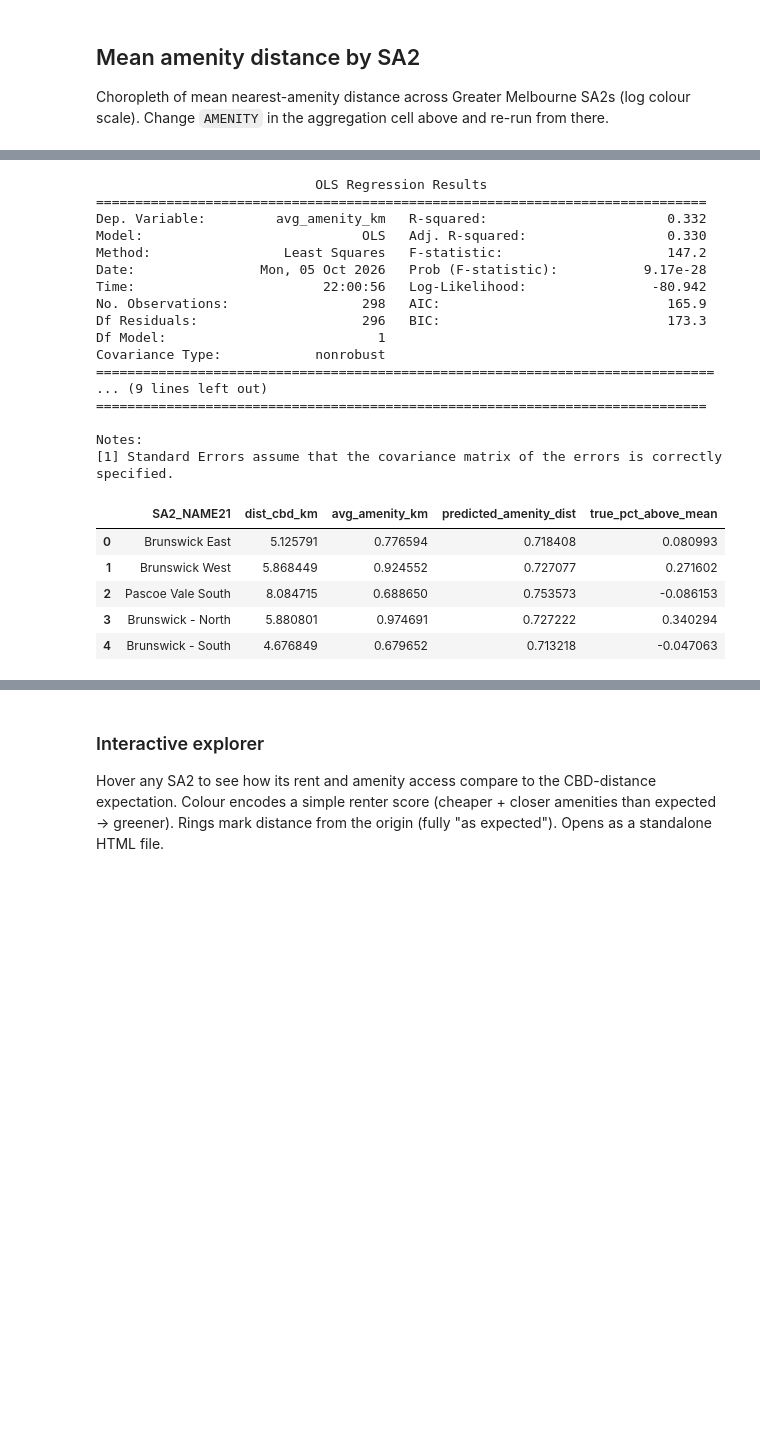
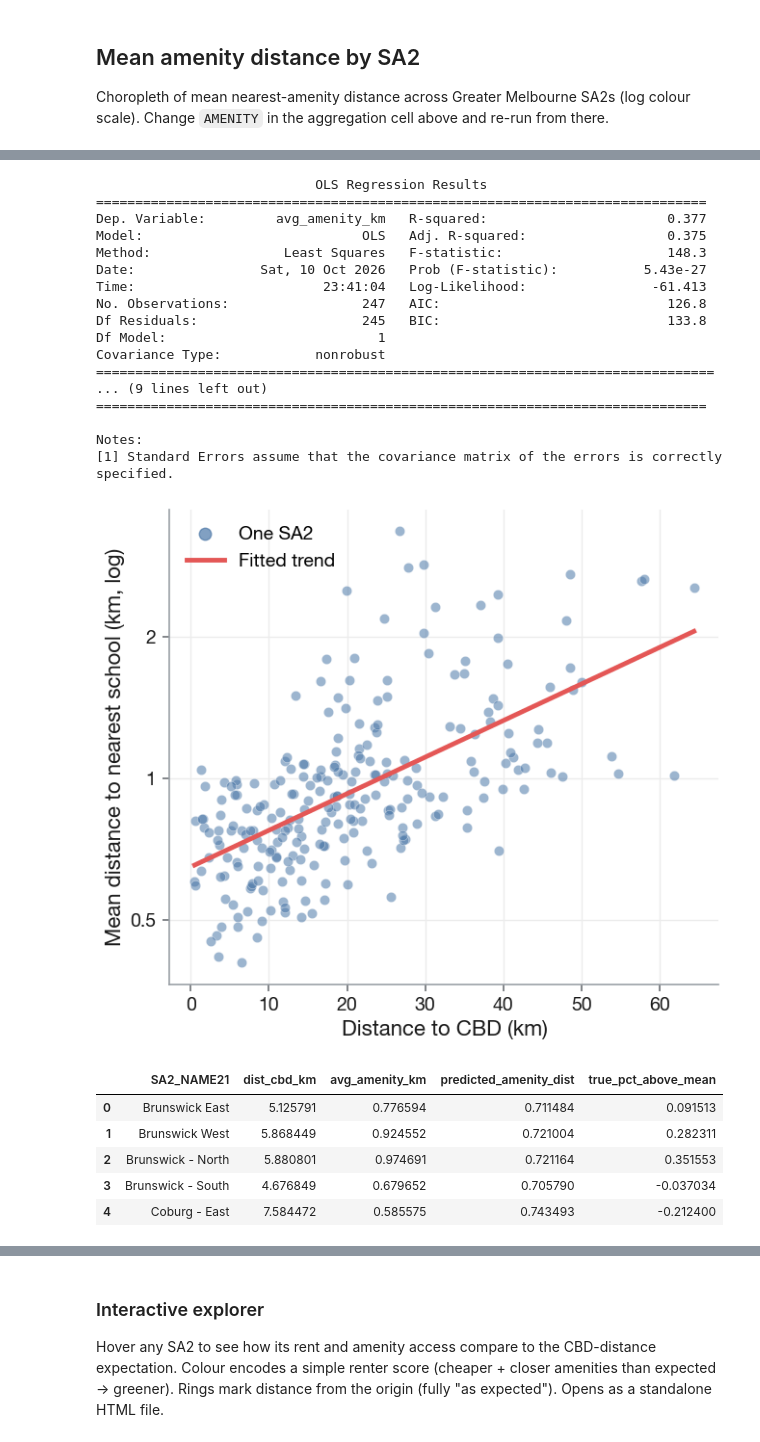
Before and after one commit to Aditya048/real-estate-industry-project, a Jupyter notebook: modelling/liveability/liveability_exploration.ipynb, the cells around one changed output, grey strips where cells are left out. Cells and saved outputs as stored; diff of their text form; code cells hidden in the pictures; blank space fills up the shorter version.

```diff
--- a/modelling/liveability/liveability_exploration.ipynb
+++ b/modelling/liveability/liveability_exploration.ipynb
@@ -94,7 +234,7 @@ Only SA2s with at least `MIN_N` listings are kept (applied upstream so amenity,
 #   nearest_school_km, nearest_train_station_km, nearest_park_km,
 #   nearest_supermarket_km, nearest_tram_stop_km, nearest_bus_stop_km
 AMENITY = "nearest_school_km"
-MIN_N = 5  # drop SA2s with fewer listings (noise / one-off extremes)
+MIN_N = 10  # drop SA2s with fewer listings (noise / one-off extremes)
 
 # Melbourne GPO (approx. CBD reference point)
 CBD_LAT, CBD_LON = -37.8136, 144.9631
@@ -120,16 +260,20 @@ points = gpd.GeoDataFrame(
 
 joined = gpd.sjoin(points, zones[["SA2_NAME21", "geometry"]], how="inner", predicate="within")
 
-n_by_sa2 = joined.groupby("SA2_NAME21").size()
-eligible_sa2s = n_by_sa2[n_by_sa2 >= MIN_N].index
-n_dropped = int((n_by_sa2 < MIN_N).sum())
-joined = joined[joined["SA2_NAME21"].isin(eligible_sa2s)].copy()
-
-avg_by_sa2 = (
+avg_all = (
     joined.groupby("SA2_NAME21")
     .agg(avg_amenity_km=(AMENITY, "mean"), n_listings=("SA2_NAME21", "size"))
     .reset_index()
 )
+# Choropleth only: every SA2 with at least one listing. Other charts keep MIN_N.
+sa2_map = (
+    zones_m[["SA2_NAME21", "geometry", "dist_cbd_km"]]
+    .merge(avg_all, on="SA2_NAME21", how="inner")
+)
+
+n_dropped = int((avg_all["n_listings"] < MIN_N).sum())
+avg_by_sa2 = avg_all[avg_all["n_listings"] >= MIN_N].copy()
+joined = joined[joined["SA2_NAME21"].isin(avg_by_sa2["SA2_NAME21"])].copy()
 
 sa2 = (
     zones_m[["SA2_NAME21", "geometry", "dist_cbd_km"]]
@@ -226,13 +362,13 @@ print(amenity_fit.summary())
 # %% [output]
                             OLS Regression Results
 ==============================================================================
-Dep. Variable:         avg_amenity_km   R-squared:                       0.332
-Model:                            OLS   Adj. R-squared:                  0.330
-Method:                 Least Squares   F-statistic:                     147.2
-Date:                Mon, 05 Oct 2026   Prob (F-statistic):           9.17e-28
-Time:                        22:00:56   Log-Likelihood:                -80.942
-No. Observations:                 298   AIC:                             165.9
-Df Residuals:                     296   BIC:                             173.3
+Dep. Variable:         avg_amenity_km   R-squared:                       0.377
+Model:                            OLS   Adj. R-squared:                  0.375
+Method:                 Least Squares   F-statistic:                     148.3
+Date:                Sat, 10 Oct 2026   Prob (F-statistic):           5.43e-27
+Time:                        23:41:04   Log-Likelihood:                -61.413
+No. Observations:                 247   AIC:                             126.8
+Df Residuals:                     245   BIC:                             133.8
 Df Model:                           1
 Covariance Type:            nonrobust
 ===============================================================================
@@ -244,15 +380,38 @@ Notes:
 # %%
 fit_df["predicted_amenity_dist"] = np.exp(amenity_fit.predict(X))
 fit_df["true_pct_above_mean"] = (
     (fit_df["avg_amenity_km"] - fit_df["predicted_amenity_dist"])
     / fit_df["predicted_amenity_dist"]
 )
 
+# Linearized view: log(amenity) ~ dist  →  straight line on linear-x / log-y
+x_line = np.linspace(fit_df["dist_cbd_km"].min(), fit_df["dist_cbd_km"].max(), 300)
+fig, ax = plt.subplots(figsize=HALF)
+scatter_sa2(ax, fit_df["dist_cbd_km"], fit_df["avg_amenity_km"])
+ax.plot(
+    x_line, np.exp(amenity_fit.predict(sm.add_constant(x_line))),
+    color=FIT, linewidth=FIT_LW, zorder=3, label="Fitted",
+)
+ax.set_yscale("log")
+log_axis(ax.yaxis, fit_df["avg_amenity_km"].min(), fit_df["avg_amenity_km"].max())
+style_axes(ax, grid="both")
+ax.set_xlabel("Distance to CBD (km)")
+ax.set_ylabel(f"Mean distance to nearest {amenity_noun(AMENITY)} (km, log)")
+ax.legend(
+    handles=[
+        Line2D([], [], marker="o", linestyle="", markersize=9, color=POINT, alpha=0.7, label="One SA2"),
+        Line2D([], [], color=FIT, linewidth=FIT_LW, label="Fitted trend"),
+    ],
+    loc="upper left",
+)
+save(fig, "amenity_vs_cbd_fit.png")
+
 fit_df.head()
 # %% [output]
+[figure, added]
 |  | SA2_NAME21 | dist_cbd_km | avg_amenity_km | predicted_amenity_dist | true_pct_above_mean |
-| 0 | Brunswick East | 5.125791 | 0.776594 | 0.718408 | 0.080993 |
-| 1 | Brunswick West | 5.868449 | 0.924552 | 0.727077 | 0.271602 |
-| 2 | Pascoe Vale South | 8.084715 | 0.688650 | 0.753573 | -0.086153 |
-| 3 | Brunswick - North | 5.880801 | 0.974691 | 0.727222 | 0.340294 |
-| 4 | Brunswick - South | 4.676849 | 0.679652 | 0.713218 | -0.047063 |
+| 0 | Brunswick East | 5.125791 | 0.776594 | 0.711484 | 0.091513 |
+| 1 | Brunswick West | 5.868449 | 0.924552 | 0.721004 | 0.282311 |
+| 2 | Brunswick - North | 5.880801 | 0.974691 | 0.721164 | 0.351553 |
+| 3 | Brunswick - South | 4.676849 | 0.679652 | 0.705790 | -0.037034 |
+| 4 | Coburg - East | 7.584472 | 0.585575 | 0.743493 | -0.212400 |
```
Also changed, not shown: parts of 19 cells of this notebook, 9 other files.
